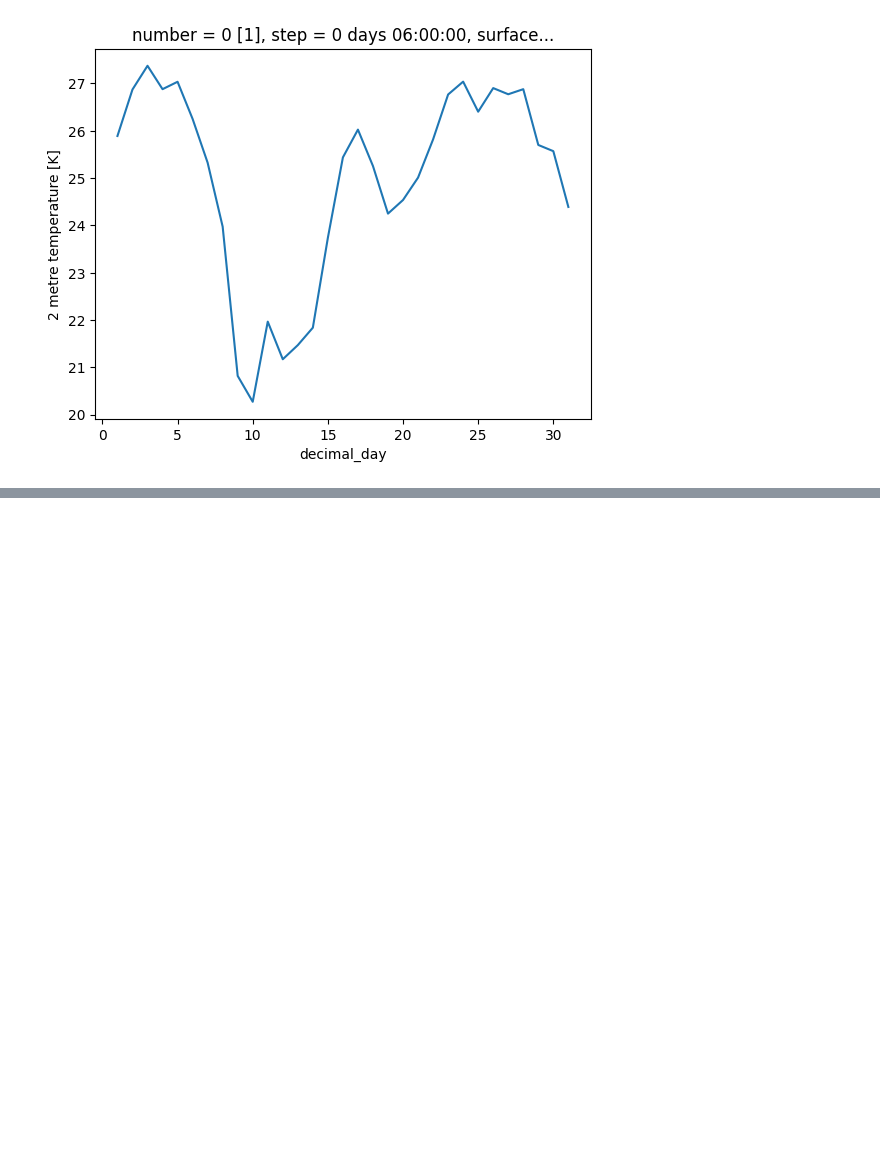
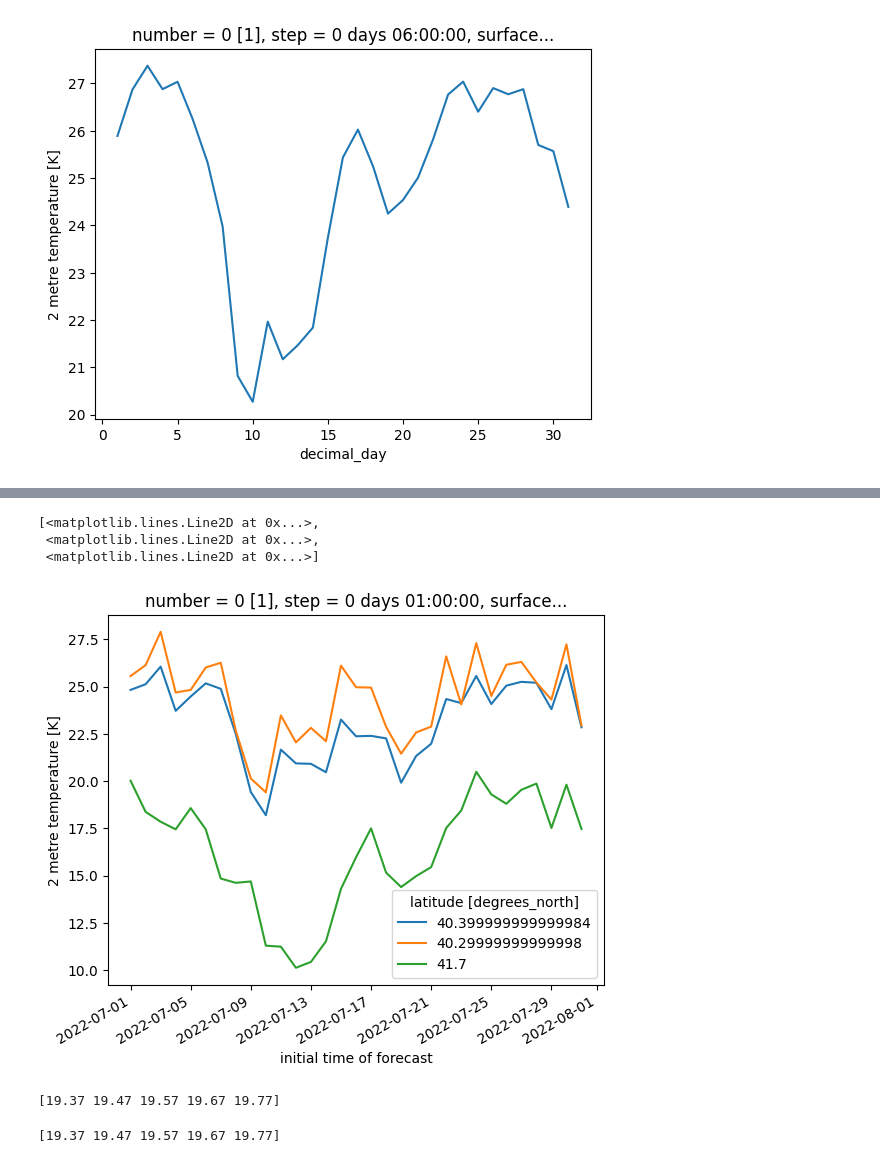
Before and after one commit to edwardLum/mapping-data-visualization-python, a Jupyter notebook: code/exercise1/Working with xarray.ipynb, the cells around one changed output, grey strips where cells are left out. Drawn from its saved outputs; the diff is of its cells as text; code cells hidden in the pictures; blank space fills up the shorter version.

Commit message:
Working with multiple lines along a dimension

```diff
--- a/code/exercise1/Working with xarray.ipynb
+++ b/code/exercise1/Working with xarray.ipynb
@@ -141,0 +142,18 @@ temp1d_multi.plot(x="decimal_day")
+# %%
+temperature = ds.t2m
+temperature_across_lats = temperature.sel(longitude=22.57, latitude=[40.4, 40.3, 45], step='3600000000000', method='nearest')
+temperature_across_lats.plot.line(x='time')
+# %% [output]
+[<matplotlib.lines.Line2D at 0x...>,
+ <matplotlib.lines.Line2D at 0x...>,
+ <matplotlib.lines.Line2D at 0x...>]
+[figure, added]
+# %%
+print(ds.longitude.values[:5], method='nearest')
+# %% [output]
+[19.37 19.47 19.57 19.67 19.77]
+# %%
+with np.printoptions(precision=10):
+    print(ds.longitude.values[:5])
+# %% [output]
+[19.37 19.47 19.57 19.67 19.77]
```
Also changed, not shown: parts of 4 cells of this notebook.
